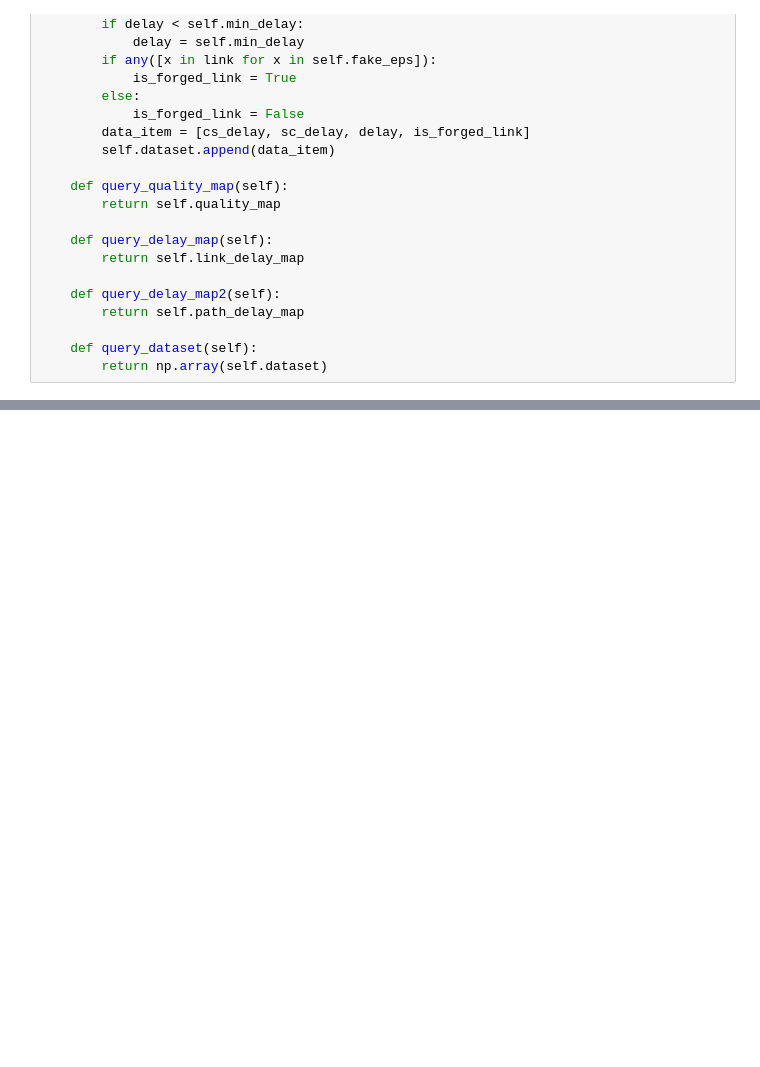
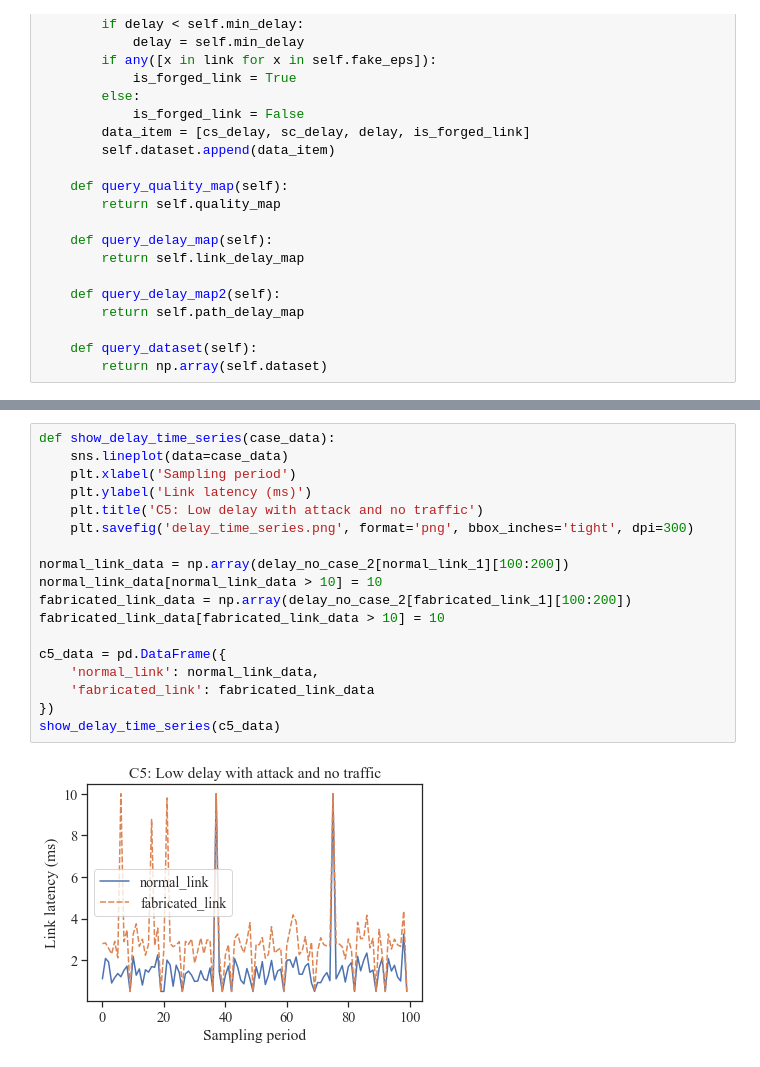
Before and after one commit to fragileeye/CLV, a Jupyter notebook: code/3cases/3case.ipynb, the cells around one changed output, grey strips where cells are left out. Drawn from its saved outputs; the diff is of its cells as text; blank space fills up the shorter version.

```diff
--- a/code/3cases/3case.ipynb
+++ b/code/3cases/3case.ipynb
@@ -309,0 +384,20 @@ f.savefig('3cases.png', format='png', bbox_inches='tight', dpi=300)
+# %%
+def show_delay_time_series(case_data):
+    sns.lineplot(data=case_data)
+    plt.xlabel('Sampling period')
+    plt.ylabel('Link latency (ms)')
+    plt.title('C5: Low delay with attack and no traffic')
+    plt.savefig('delay_time_series.png', format='png', bbox_inches='tight', dpi=300)
+
+normal_link_data = np.array(delay_no_case_2[normal_link_1][100:200])
+normal_link_data[normal_link_data > 10] = 10
+fabricated_link_data = np.array(delay_no_case_2[fabricated_link_1][100:200])
+fabricated_link_data[fabricated_link_data > 10] = 10
+
+c5_data = pd.DataFrame({
+    'normal_link': normal_link_data,
+    'fabricated_link': fabricated_link_data
+})
+show_delay_time_series(c5_data)
+# %% [output]
+[figure, added]
```
Also changed, not shown: parts of 4 cells of this notebook, 21 other files.
